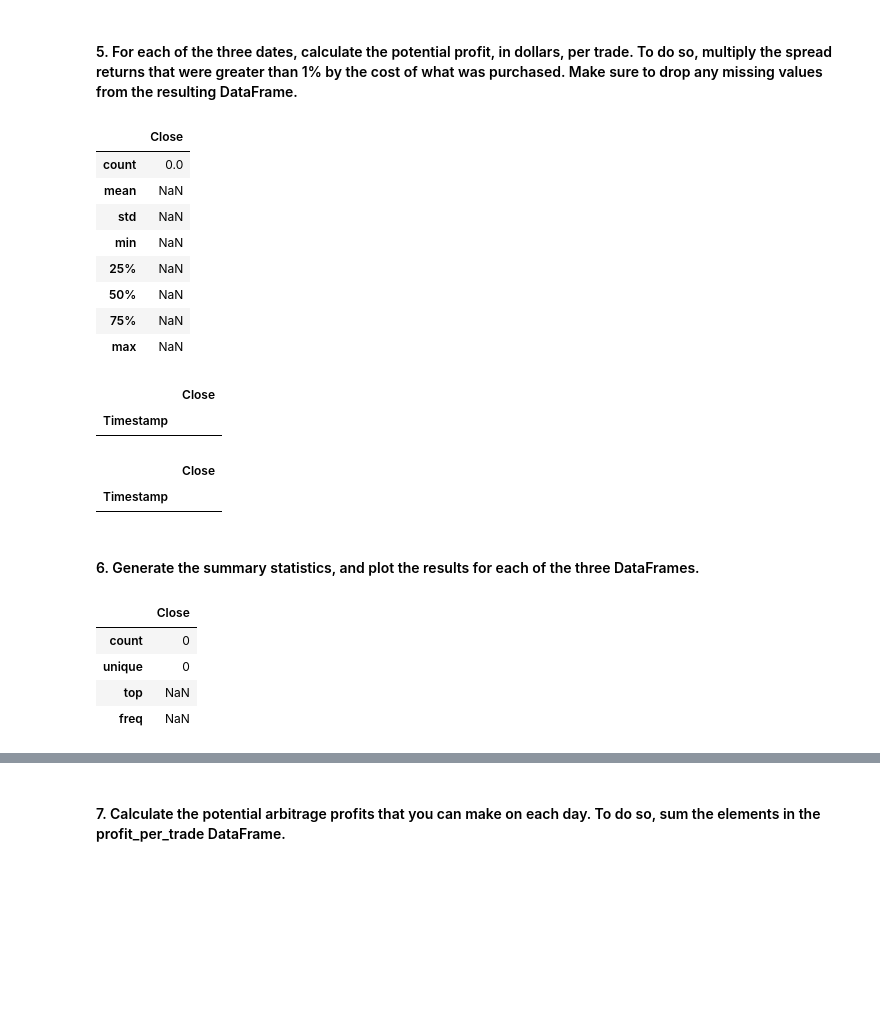
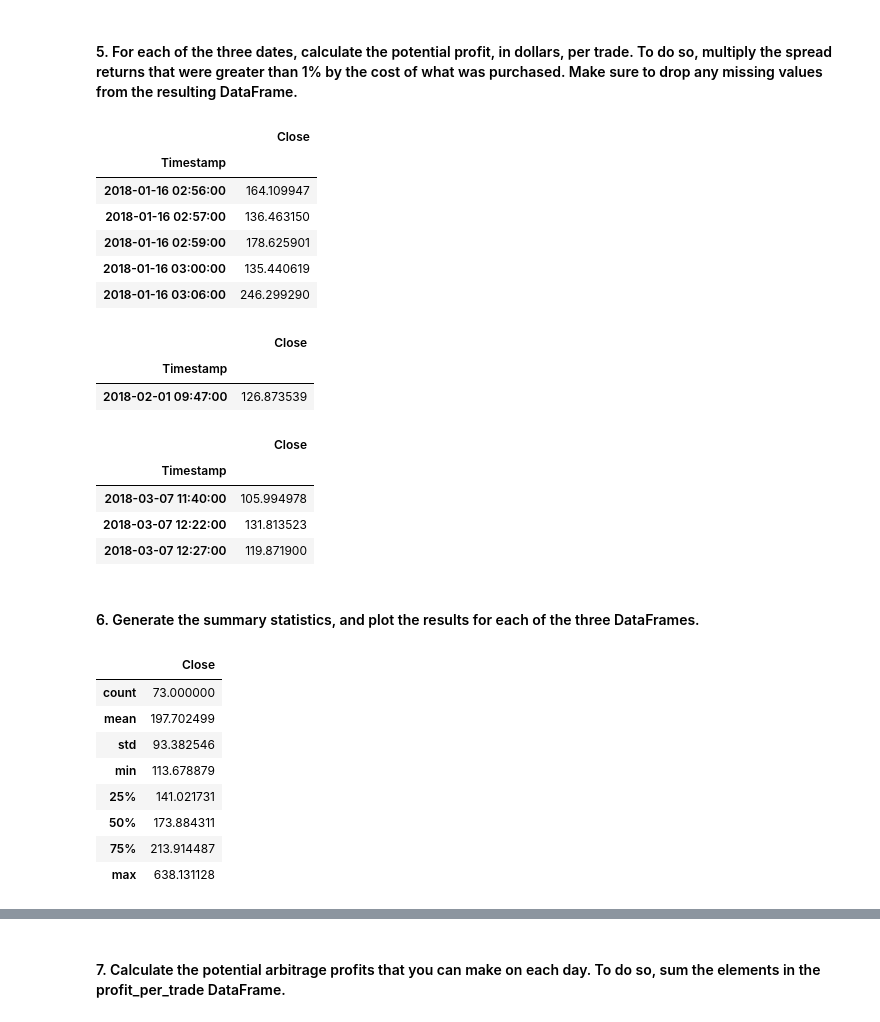
Before and after one commit to DigitalGoldRush/Module_3_Challenge, a Jupyter notebook: Module 3 Challenge/Starter_Code/crypto_arbitrage.ipynb, the cells around one changed output, grey strips where cells are left out. Cells and saved outputs as stored; diff of their text form; code cells hidden in the pictures; blank space fills up the shorter version.

```diff
--- a/Module 3 Challenge/Starter_Code/crypto_arbitrage.ipynb
+++ b/Module 3 Challenge/Starter_Code/crypto_arbitrage.ipynb
@@ -655,26 +655,24 @@ profit_trades_late.describe()
 # %%
 # For the date early in the dataset, calculate the potential profit per trade in dollars
 # Multiply the profitable trades by the cost of the Bitcoin that was purchased
-profit_early = profit_trades_early * coinbase_sliced.loc["2018-01-28"]
-profit_early.describe()
+profit_early = profit_trades_early * coinbase_sliced.loc["2018-01-16"]
+
 
 # Drop any missing values from the profit DataFrame
-#profit_per_trade_early = profit_early.dropna()
+profit_per_trade_early = profit_early.dropna()
 
 # View the early profit DataFrame
-#profit_per_trade_early.describe()
+profit_per_trade_early.head()
 # %% [output]
 |  | Close |
-| count | 0.0 |
-| mean | NaN |
-| std | NaN |
-| min | NaN |
-| 25% | NaN |
-| 50% | NaN |
-| 75% | NaN |
-| max | NaN |
+| Timestamp |  |
+| 2018-01-16 02:56:00 | 164.109947 |
+| 2018-01-16 02:57:00 | 136.463150 |
+| 2018-01-16 02:59:00 | 178.625901 |
+| 2018-01-16 03:00:00 | 135.440619 |
+| 2018-01-16 03:06:00 | 246.299290 |
 # %%
-profit_middle = profitable_trades_middle * coinbase_sliced.loc["2018-02-28"]
+profit_middle = profit_trades_middle * coinbase_sliced.loc["2018-02-01"]
 
 # Drop any missing values from the profit DataFrame
 profit_per_trade_middle = profit_middle.dropna()
@@ -684,8 +682,9 @@ profit_per_trade_middle.head()
 # %% [output]
 |  | Close |
 | Timestamp |  |
+| 2018-02-01 09:47:00 | 126.873539 |
 # %%
-profit_late = profitable_trades_middle * coinbase_sliced.loc["2018-03-28"]
+profit_late = profit_trades_late * coinbase_sliced.loc["2018-03-07"]
 
 # Drop any missing values from the profit DataFrame
 profit_per_trade_late = profit_late.dropna()
@@ -695,6 +694,9 @@ profit_per_trade_late.head()
 # %% [output]
 |  | Close |
 | Timestamp |  |
+| 2018-03-07 11:40:00 | 105.994978 |
+| 2018-03-07 12:22:00 | 131.813523 |
+| 2018-03-07 12:27:00 | 119.871900 |
 # %% [markdown]
 #### 6. Generate the summary statistics, and plot the results for each of the three DataFrames.
 # %%
@@ -702,9 +704,13 @@ profit_per_trade_late.head()
 profit_per_trade_early.describe()
 # %% [output]
 |  | Close |
-| count | 0 |
-| unique | 0 |
-| top | NaN |
-| freq | NaN |
+| count | 73.000000 |
+| mean | 197.702499 |
+| std | 93.382546 |
+| min | 113.678879 |
+| 25% | 141.021731 |
+| 50% | 173.884311 |
+| 75% | 213.914487 |
+| max | 638.131128 |
 # %%
 # Plot the results for the early profit per trade DataFrame
```
Also changed, not shown: parts of 11 cells of this notebook.
